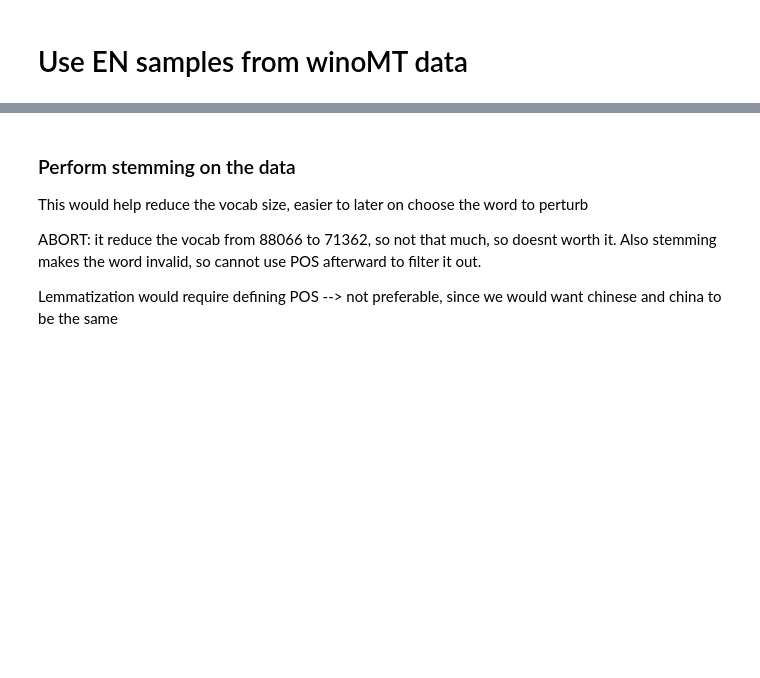
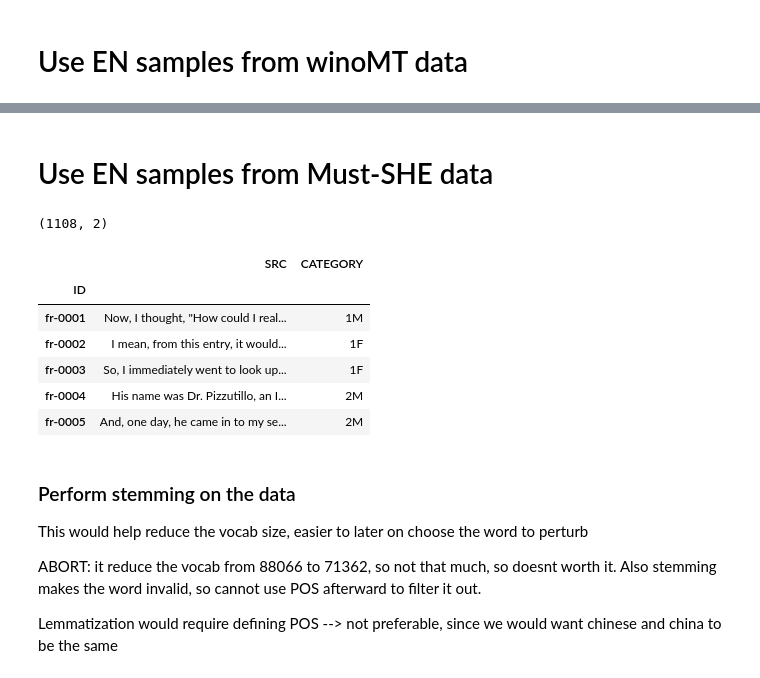
Before and after one commit to TuAnh23/Perturbation-basedQE, a Jupyter notebook: Targetted perturbations.ipynb, the cells around one changed output, grey strips where cells are left out. Saved outputs shown, nothing was run; the diff lists cells and outputs as text; code cells hidden in the pictures; blank space fills up the shorter version.

```diff
--- a/Targetted perturbations.ipynb
+++ b/Targetted perturbations.ipynb
@@ -95,3 +88,21 @@ original_data.head()
+# %% [markdown]
+# Use EN samples from Must-SHE data
+# %%
+original_data = pd.read_csv(
+    f"data/MuST-SHE_v1.2/MuST-SHE-v1.2-data/tsv/MONOLINGUAL.fr_v1.2.tsv",
+    sep='\t', index_col=0
+)[['SRC', 'CATEGORY']]
+print(original_data.shape)
+original_data.head()
+# %% [output]
+(1108, 2)
+|  | SRC | CATEGORY |
+| ID |  |  |
+| fr-0001 | Now, I thought, "How could I real... | 1M |
+| fr-0002 | I mean, from this entry, it would... | 1F |
+| fr-0003 | So, I immediately went to look up... | 1F |
+| fr-0004 | His name was Dr. Pizzutillo, an I... | 2M |
+| fr-0005 | And, one day, he came in to my se... | 2M |
 # %% [markdown]
 ### Perform stemming on the data
 
```
Also changed, not shown: parts of 12 cells of this notebook, 1 other file.
